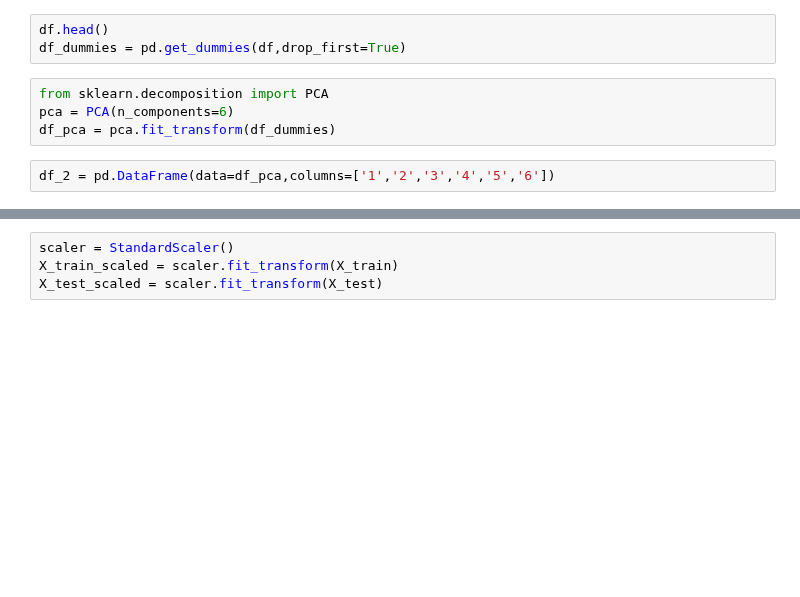
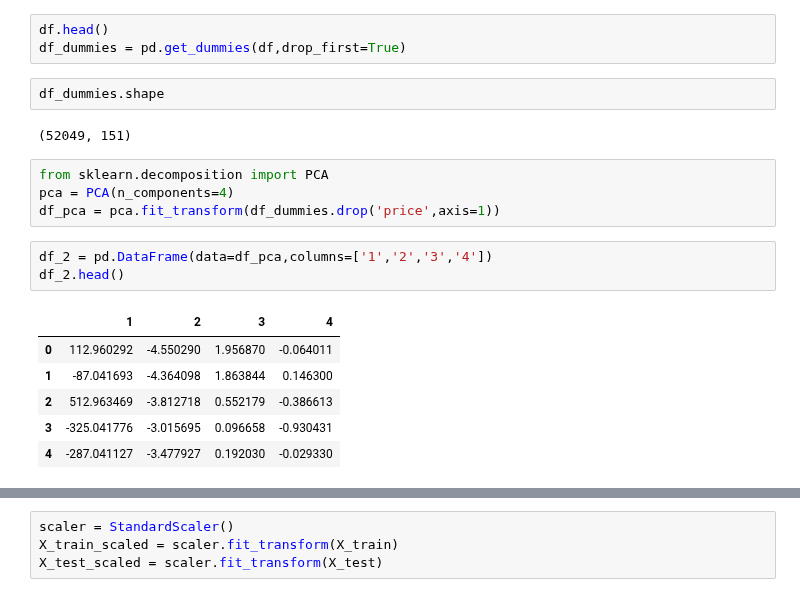
Before and after one commit to nnoark/Machine_Learning_Group_Prjoect, a Jupyter notebook: model.ipynb, the cells around one changed output, grey strips where cells are left out. Cells and saved outputs as stored; diff of their text form; blank space fills up the shorter version.

```diff
--- a/model.ipynb
+++ b/model.ipynb
@@ -15,12 +15,24 @@ df = pd.read_csv(r'C:\Users\nnoar\OneDrive\Desktop\homework\Machine_Learning_Gro
 # %%
 df.head()
 df_dummies = pd.get_dummies(df,drop_first=True)
+# %%
+df_dummies.shape
+# %% [output]
+(52049, 151)
 # %%
 from sklearn.decomposition import PCA
-pca = PCA(n_components=6)
-df_pca = pca.fit_transform(df_dummies)
+pca = PCA(n_components=4)
+df_pca = pca.fit_transform(df_dummies.drop('price',axis=1))
 # %%
-df_2 = pd.DataFrame(data=df_pca,columns=['1','2','3','4','5','6'])
+df_2 = pd.DataFrame(data=df_pca,columns=['1','2','3','4'])
+df_2.head()
+# %% [output]
+|  | 1 | 2 | 3 | 4 |
+| 0 | 112.960292 | -4.550290 | 1.956870 | -0.064011 |
+| 1 | -87.041693 | -4.364098 | 1.863844 | 0.146300 |
+| 2 | 512.963469 | -3.812718 | 0.552179 | -0.386613 |
+| 3 | -325.041776 | -3.015695 | 0.096658 | -0.930431 |
+| 4 | -287.041127 | -3.477927 | 0.192030 | -0.029330 |
 # %%
 pca.explained_variance_ratio_.sum()
 # %% [output]
```
Also changed, not shown: parts of 9 cells of this notebook, 2 other files.
